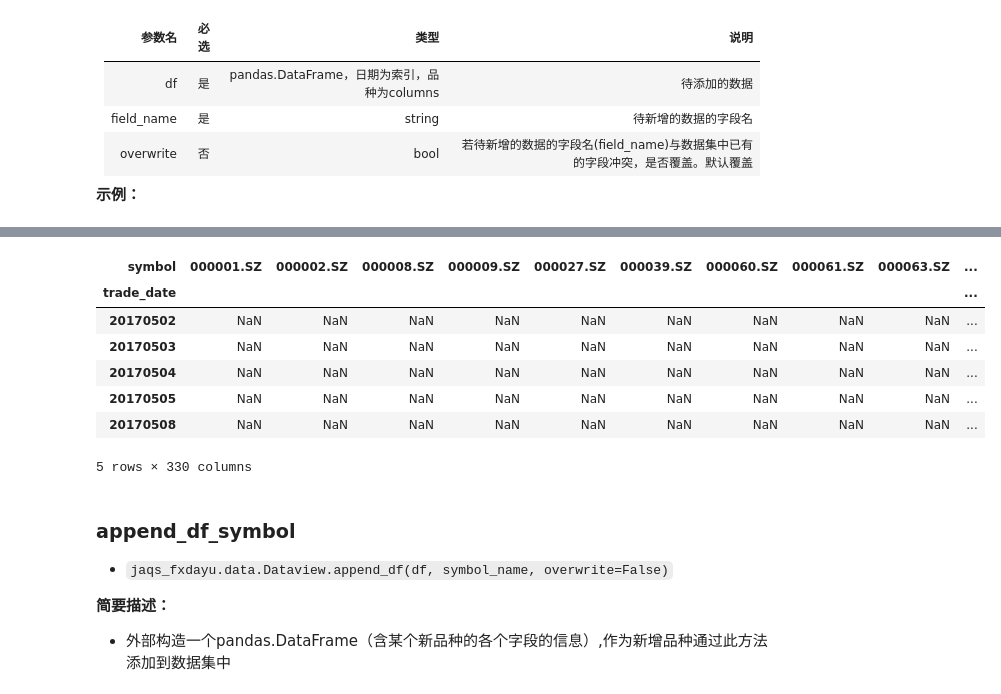
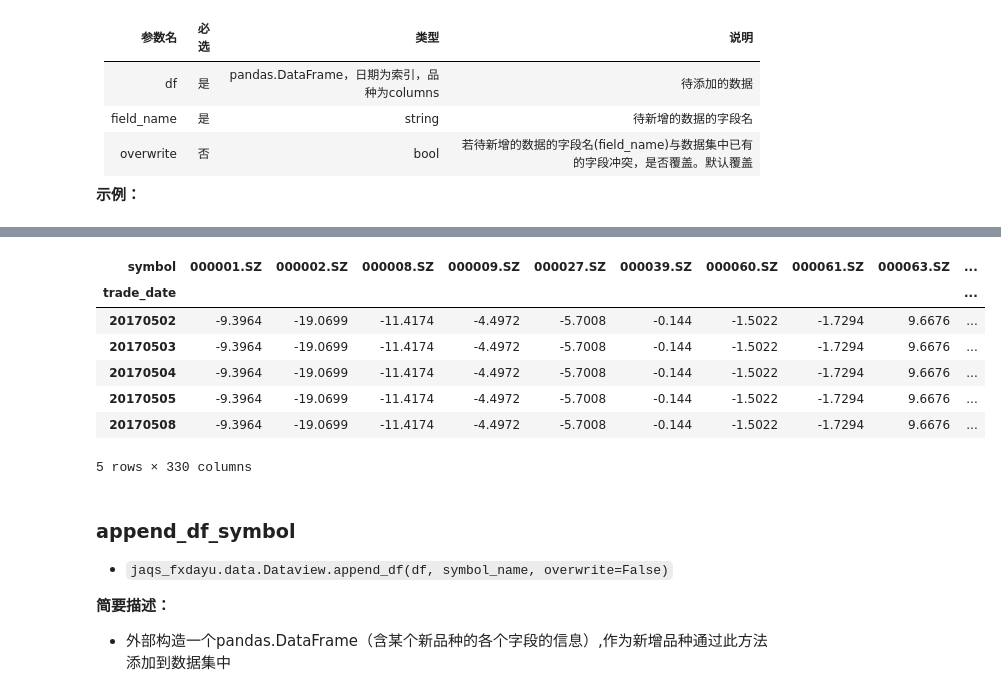
Before and after one commit to xingetouzi/jaqs-fxdayu, a Jupyter notebook: docs/_source/dataview.ipynb, the cells around one changed output, grey strips where cells are left out. Drawn from its saved outputs; the diff is of its cells as text; code cells hidden in the pictures.

```diff
--- a/docs/_source/dataview.ipynb
+++ b/docs/_source/dataview.ipynb
@@ -775,14 +770,14 @@ Field [roe] is overwritten.
 # %%
 # 对应的日度数据
-dv.get_ts("d-roe").head()
+dv.get_ts("d-roe").dropna().head()
 # %% [output]
 | symbol | 000001.SZ | 000002.SZ | 000008.SZ | 000009.SZ | 000027.SZ | 000039.SZ | 000060.SZ | 000061.SZ | 000063.SZ | ... |
 | trade_date |  |  |  |  |  |  |  |  |  | ... |
-| 20170502 | NaN | NaN | NaN | NaN | NaN | NaN | NaN | NaN | NaN | ... |
-| 20170503 | NaN | NaN | NaN | NaN | NaN | NaN | NaN | NaN | NaN | ... |
-| 20170504 | NaN | NaN | NaN | NaN | NaN | NaN | NaN | NaN | NaN | ... |
-| 20170505 | NaN | NaN | NaN | NaN | NaN | NaN | NaN | NaN | NaN | ... |
-| 20170508 | NaN | NaN | NaN | NaN | NaN | NaN | NaN | NaN | NaN | ... |
+| 20170502 | -9.3964 | -19.0699 | -11.4174 | -4.4972 | -5.7008 | -0.144 | -1.5022 | -1.7294 | 9.6676 | ... |
+| 20170503 | -9.3964 | -19.0699 | -11.4174 | -4.4972 | -5.7008 | -0.144 | -1.5022 | -1.7294 | 9.6676 | ... |
+| 20170504 | -9.3964 | -19.0699 | -11.4174 | -4.4972 | -5.7008 | -0.144 | -1.5022 | -1.7294 | 9.6676 | ... |
+| 20170505 | -9.3964 | -19.0699 | -11.4174 | -4.4972 | -5.7008 | -0.144 | -1.5022 | -1.7294 | 9.6676 | ... |
+| 20170508 | -9.3964 | -19.0699 | -11.4174 | -4.4972 | -5.7008 | -0.144 | -1.5022 | -1.7294 | 9.6676 | ... |
 5 rows × 330 columns
 # %% [markdown]
 ###  append_df_symbol
```
Also changed, not shown: parts of 10 cells of this notebook, 5 other files.
